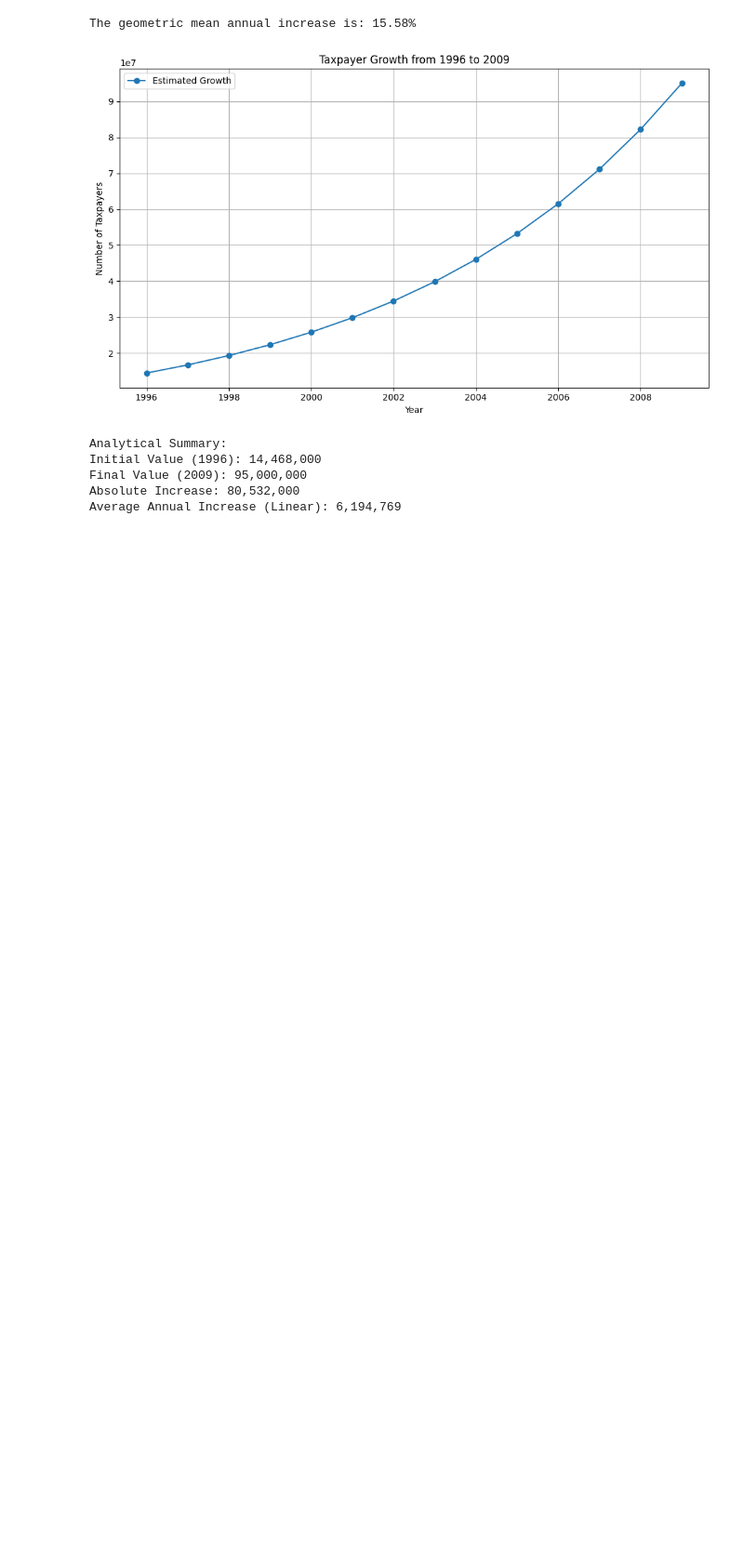
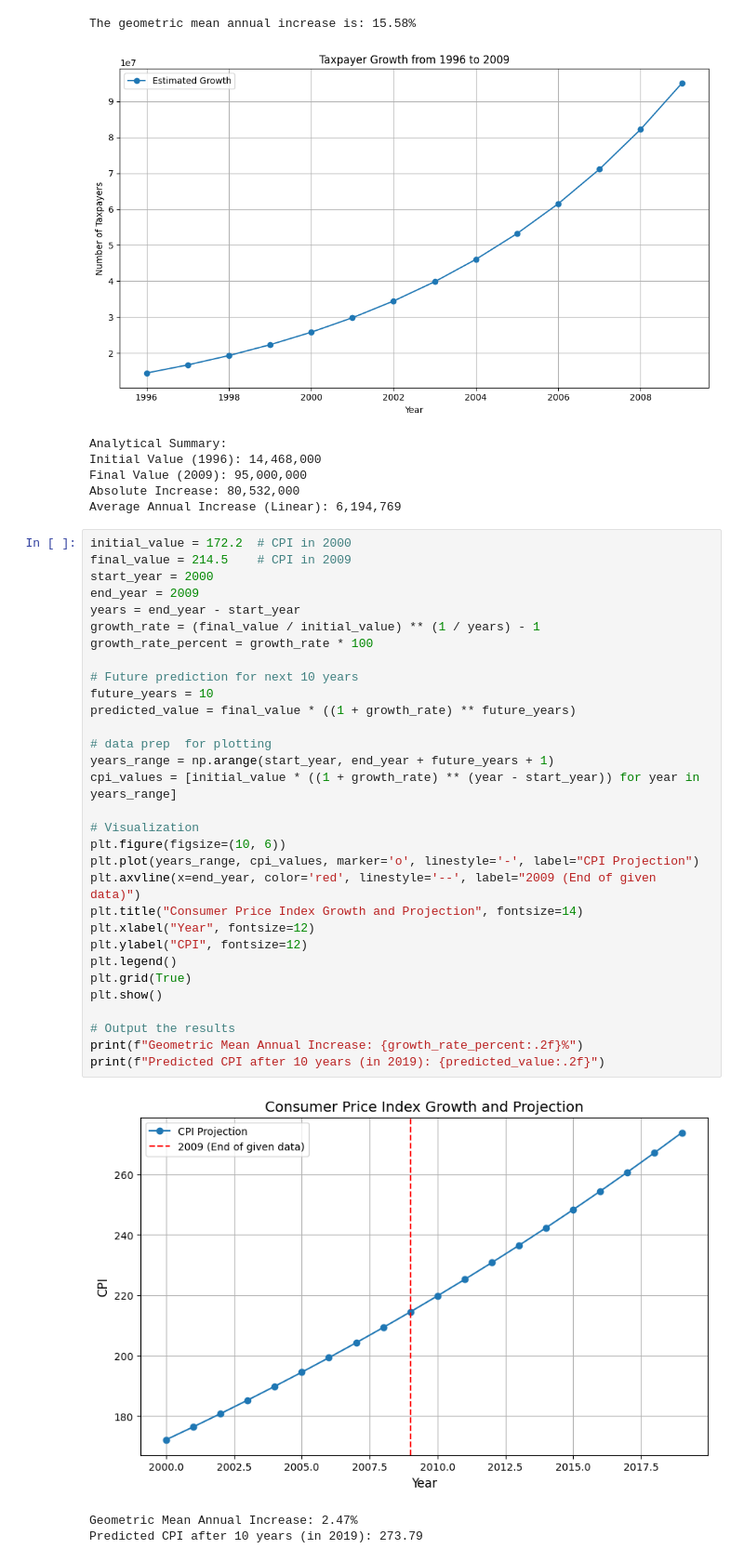
Before and after one commit to shovo896/Statictics-assignment, a Jupyter notebook: assignment.ipynb, the cells around one changed output. Shown: that part at 93% size. Cells and saved outputs as stored; diff of their text form; blank space fills up the shorter version.

```diff
--- a/assignment.ipynb
+++ b/assignment.ipynb
@@ -164,3 +164,38 @@ Initial Value (1996): 14,468,000
 Final Value (2009): 95,000,000
 Absolute Increase: 80,532,000
 Average Annual Increase (Linear): 6,194,769
+# %%
+initial_value = 172.2  # CPI in 2000
+final_value = 214.5    # CPI in 2009
+start_year = 2000
+end_year = 2009
+years = end_year - start_year
+growth_rate = (final_value / initial_value) ** (1 / years) - 1
+growth_rate_percent = growth_rate * 100
+
+# Future prediction for next 10 years
+future_years = 10
+predicted_value = final_value * ((1 + growth_rate) ** future_years)
+
+# data prep  for plotting
+years_range = np.arange(start_year, end_year + future_years + 1)
+cpi_values = [initial_value * ((1 + growth_rate) ** (year - start_year)) for year in years_range]
+
+# Visualization
+plt.figure(figsize=(10, 6))
+plt.plot(years_range, cpi_values, marker='o', linestyle='-', label="CPI Projection")
+plt.axvline(x=end_year, color='red', linestyle='--', label="2009 (End of given data)")
+plt.title("Consumer Price Index Growth and Projection", fontsize=14)
+plt.xlabel("Year", fontsize=12)
+plt.ylabel("CPI", fontsize=12)
+plt.legend()
+plt.grid(True)
+plt.show()
+
+# Output the results
+print(f"Geometric Mean Annual Increase: {growth_rate_percent:.2f}%")
+print(f"Predicted CPI after 10 years (in 2019): {predicted_value:.2f}")
+# %% [output]
+[figure, added]
+Geometric Mean Annual Increase: 2.47%
+Predicted CPI after 10 years (in 2019): 273.79
```
